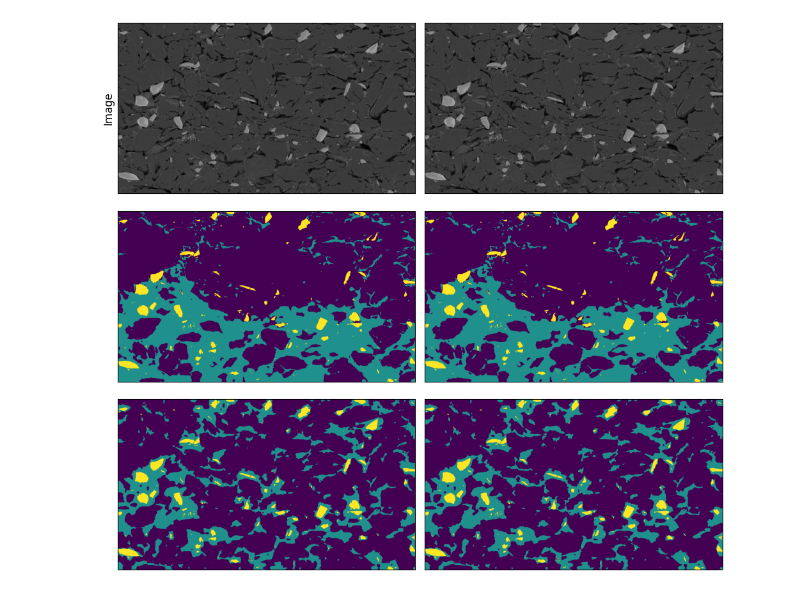
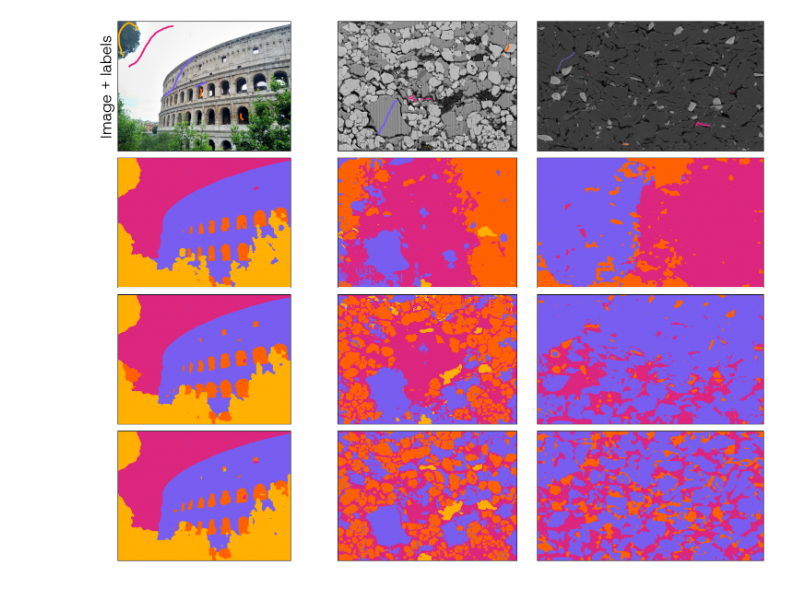
Before and after one commit to tldr-group/dino-saw, a Jupyter notebook: notebooks/paper_figures/06_trainable_seg.ipynb, the cells around one changed output. Drawn from its saved outputs; the diff is of its cells as text; code cells hidden in the pictures.

Commit message:
update figures to use new alibi coco & to export as jpegs (for large images)

```diff
--- a/notebooks/paper_figures/06_trainable_seg.ipynb
+++ b/notebooks/paper_figures/06_trainable_seg.ipynb
@@ -24,5 +27,5 @@ half = False
 # %%
-enabled_models: tuple[ModelTypes, ...] = ('dv2', 'dvt', 'alibi_dv2_h')
+enabled_models: tuple[ModelTypes, ...] = ('dv2', 'dvt', 'alibi_dv2_coco')
 models = get_models(enabled_models, "../../trained_models", DEVICE, half)
 
 f_cfg = FeatureConfig()
@@ -36,19 +39,20 @@ tr_cfg = TrainingConfig(feature_config=f_cfg, CRF=True, classifier='xgb', CRF_pa
 # %%
 ds_folder = 'data/trainable_seg'
 
-AllowedImages = Literal['anode', 'curtains', 'bimodal', 'NMC', 'steel']
+AllowedImages = Literal['anode', 'curtains', 'bimodal', 'NMC', 'steel', 'rome']
 
 
 side_lengths: dict[AllowedImages, int] = {
     'anode': 756,
     'curtains': 756,
+    'rome': 756,
     'bimodal': 839,
     'NMC': 602,
     'steel': 602,
 }
 
 
-image_fnames: list[AllowedImages] = ['anode', 'anode']
+image_fnames: list[AllowedImages] = ['rome', 'curtains', 'anode']
 images: list[Image.Image] = []
 labels: list[np.ndarray] = []
 for image_fname in image_fnames:
@@ -174,23 +196,53 @@ Parameters: { "class_weight" } are not used.
 # %%
+from skimage.color import label2rgb
+from PIL.ImageColor import getcolor
+from dinosaw.helpers import add_custom_font
+
+COLOURS = [
+    "#648FFF",
+    "#785EF0",
+    "#DC267F",
+    "#FE6100",
+    "#FFB000"
+]
+COLORS = [[v / 255.0 for v in getcolor(c, "RGB")] for c in COLOURS]
+
+
+
+add_custom_font('resources/fonts', 'Grotesk')
+
 def hide_axis(ax):
     ax.set_xticks([])
     ax.set_yticks([])
+
+
+
+def apply_labels_as_overlay(labels: np.ndarray, img: Image.Image, colors: list, alpha: float=1.0) -> Image.Image:
+    labels_unsqueezed = np.expand_dims(labels, -1)
+
+    overlay = label2rgb(labels, colors=colors[1:], kind='overlay', bg_label=0, image_alpha=1, alpha=alpha)
+    out = np.where(labels_unsqueezed, overlay * 255, np.array(img)).astype(np.uint8)
+    img_with_labels = Image.fromarray(out)
+    return img_with_labels
 # %%
+W, H = 3, 3
+FS = 24
 N_ROWS = len(enabled_models) + 1
 N_COLS = len(image_fnames)
 fig, axs = plt.subplots(N_ROWS, N_COLS, figsize=(5 * N_COLS, 3 * N_ROWS))
 
 for y in range(N_ROWS):
     for x in range(N_COLS):
         if y == 0:
-            axs[y, 0].set_ylabel("Image", fontsize=12)
-            arr = images[0]
+            axs[y, 0].set_ylabel("Image + labels", fontsize=FS)
+            arr = apply_labels_as_overlay(labels[x], images[x], COLORS, alpha=1)
         else:
             key = enabled_models[y-1]
             arr = preds[key][x]
+            arr = label2rgb(arr + 1, colors=COLORS[1:], bg_label=0)
         axs[y, x].imshow(arr)
         hide_axis(axs[y, x])
 
 plt.tight_layout()
 # %% [output]
-[figure, old version]
+[figure, new version]
```
Also changed, not shown: parts of 3 cells of this notebook, 7 other files.
